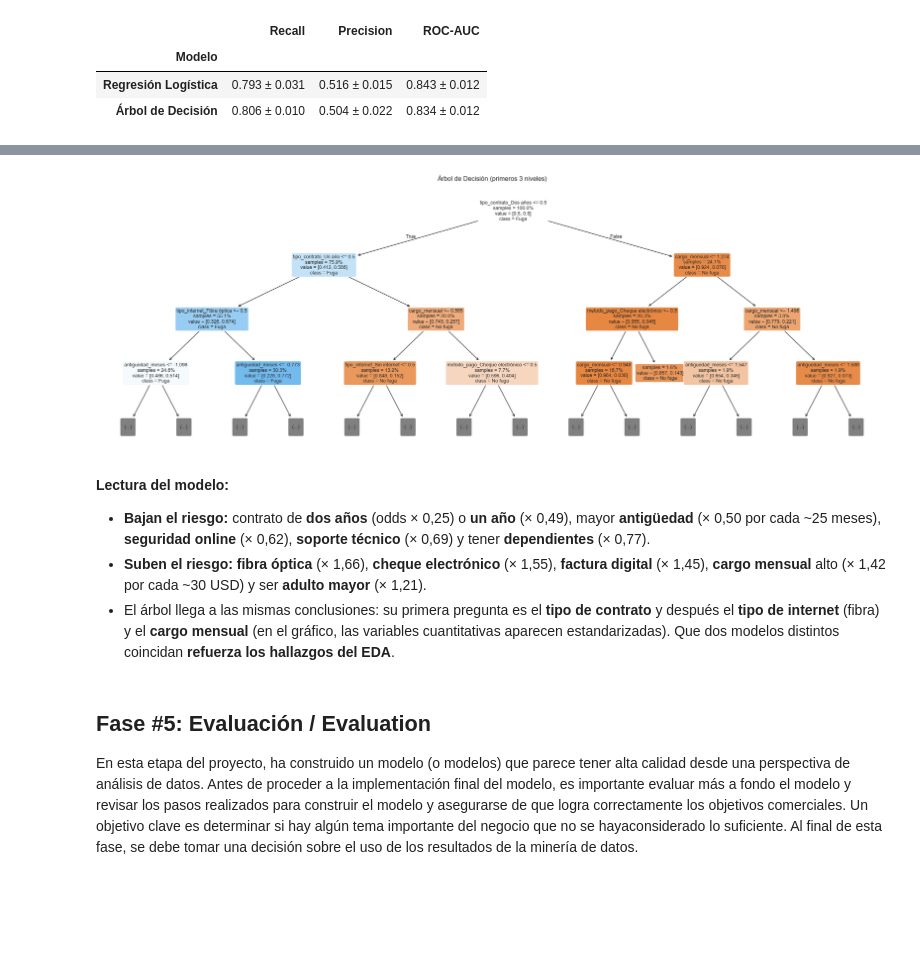
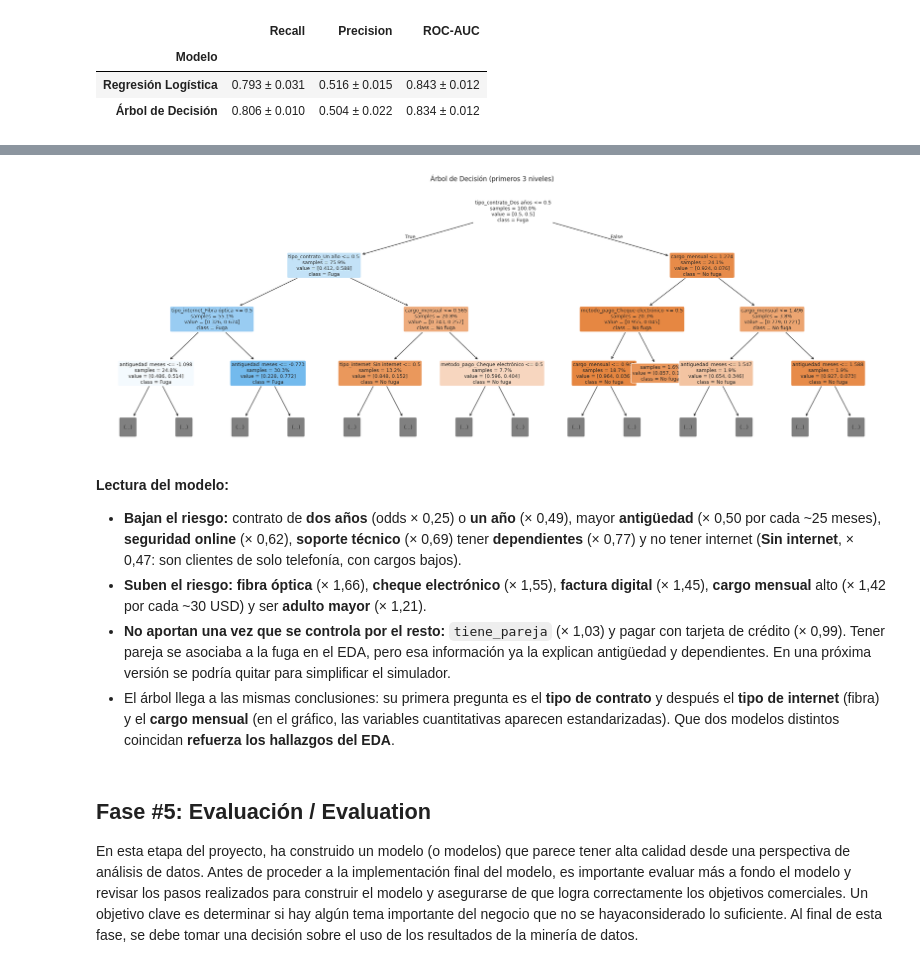
Before and after one commit to Prompt-Sopa/TP_INGSOFT_Alsop_Gomez_Aubone_Ponce_Serra, a Jupyter notebook: UGR_IdS_TP_Telco_Churn.ipynb, the cells around one changed output, grey strips where cells are left out. Saved outputs shown, nothing was run; the diff lists cells and outputs as text; code cells hidden in the pictures; blank space fills up the shorter version.

```diff
--- a/UGR_IdS_TP_Telco_Churn.ipynb
+++ b/UGR_IdS_TP_Telco_Churn.ipynb
@@ -699,15 +670,16 @@ odds_ratio.sort_values(ascending=False).round(2).to_frame("Odds ratio")
 # %%
 # Visualización del árbol de decisión (primeros 3 niveles)
 plt.figure(figsize=(26, 9))
-plot_tree(arbol, max_depth=3, feature_names=nombres, class_names=["No fuga", "Fuga"], filled=True, rounded=True, fontsize=9, impurity=False, proportion=True)
+plot_tree(modelo_arbol, max_depth=3, feature_names=nombres, class_names=["No fuga", "Fuga"], filled=True, rounded=True, fontsize=9, impurity=False, proportion=True)
 plt.title("Árbol de Decisión (primeros 3 niveles)")
 plt.show()
 # %% [output]
-[figure, old version]
+[figure, new version]
 # %% [markdown]
 **Lectura del modelo:**
-- **Bajan el riesgo:** contrato de **dos años** (odds × 0,25) o **un año** (× 0,49), mayor **antigüedad** (× 0,50 por cada ~25 meses), **seguridad online** (× 0,62), **soporte técnico** (× 0,69) y tener **dependientes** (× 0,77).
+- **Bajan el riesgo:** contrato de **dos años** (odds × 0,25) o **un año** (× 0,49), mayor **antigüedad** (× 0,50 por cada ~25 meses), **seguridad online** (× 0,62), **soporte técnico** (× 0,69) tener **dependientes** (× 0,77) y no tener internet (**Sin internet**, × 0,47: son clientes de solo telefonía, con cargos bajos).
 - **Suben el riesgo:** **fibra óptica** (× 1,66), **cheque electrónico** (× 1,55), **factura digital** (× 1,45), **cargo mensual** alto (× 1,42 por cada ~30 USD) y ser **adulto mayor** (× 1,21).
+- **No aportan una vez que se controla por el resto:** `tiene_pareja` (× 1,03) y pagar con tarjeta de crédito (× 0,99). Tener pareja se asociaba a la fuga en el EDA, pero esa información ya la explican antigüedad y dependientes. En una próxima versión se podría quitar para simplificar el simulador.
 - El árbol llega a las mismas conclusiones: su primera pregunta es el **tipo de contrato** y después el **tipo de internet** (fibra) y el **cargo mensual** (en el gráfico, las variables cuantitativas aparecen estandarizadas). Que dos modelos distintos coincidan **refuerza los hallazgos del EDA**.
 # %% [markdown]
 ## Fase #5: Evaluación / Evaluation
```
Also changed, not shown: parts of 23 cells of this notebook.
